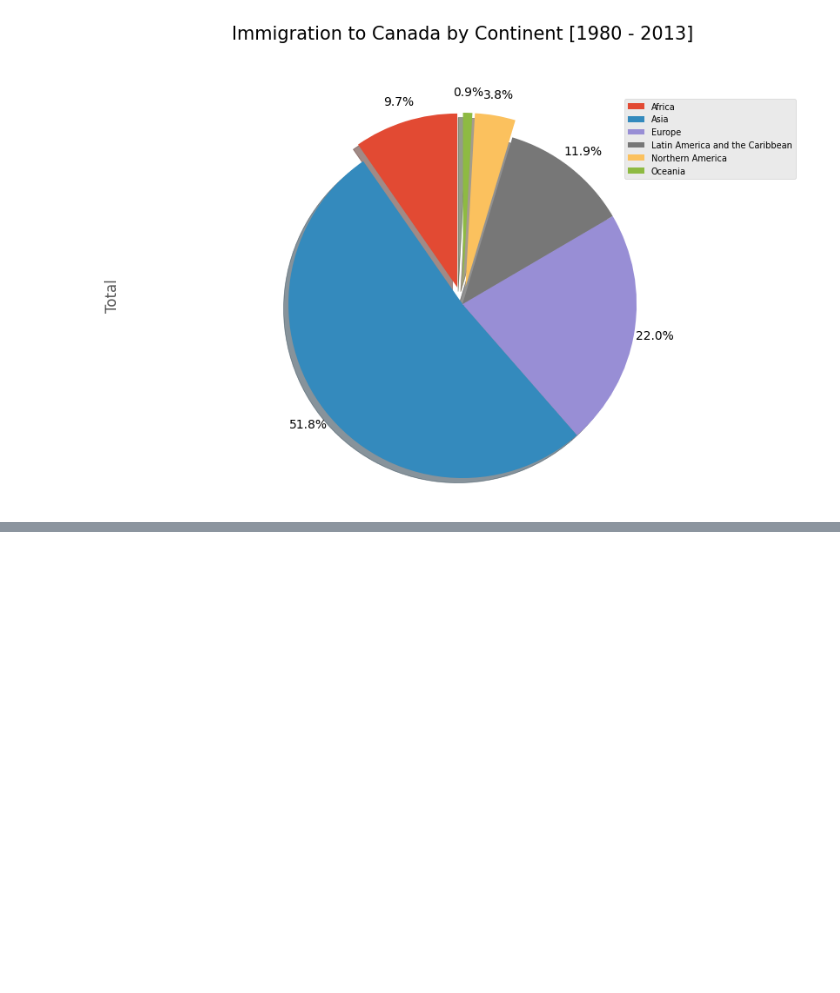
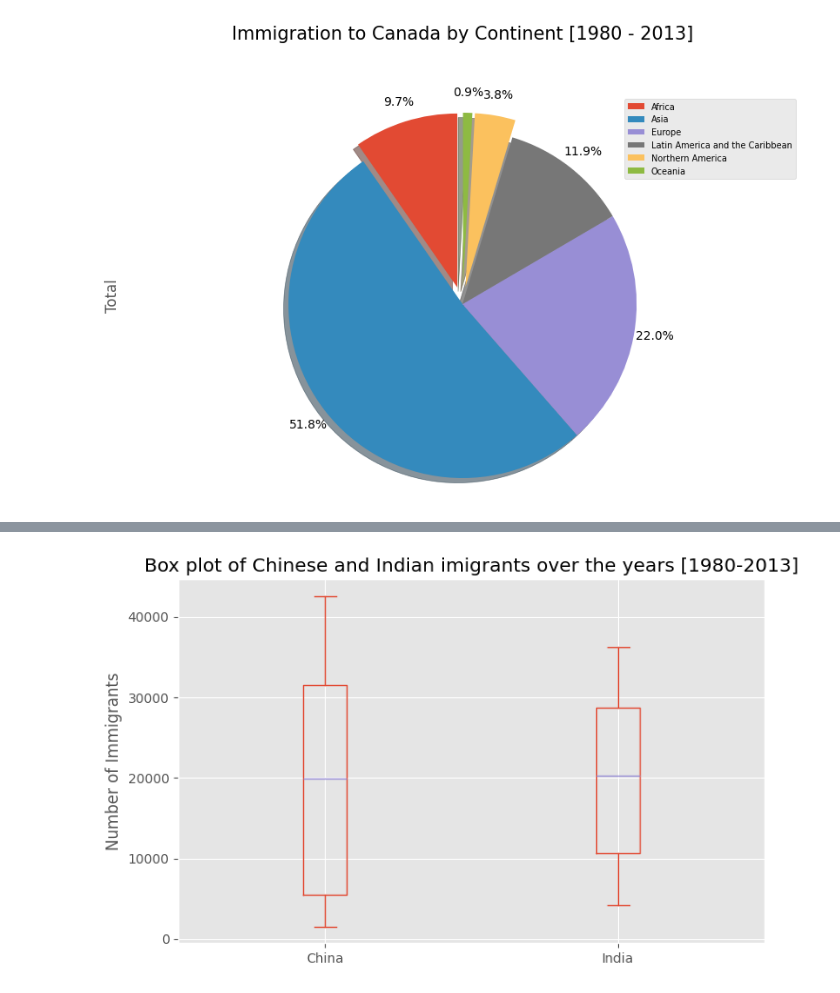
Before and after one commit to Rohit-03-19/DATA-SCIENCE, a Jupyter notebook: Learnings/Data Visualization/Pie Charts, Box Plots, Scatter Plots, and Bubble Plots.ipynb, the cells around one changed output, grey strips where cells are left out. Cells and saved outputs as stored; diff of their text form; code cells hidden in the pictures; blank space fills up the shorter version.

```diff
--- a/Learnings/Data Visualization/Pie Charts, Box Plots, Scatter Plots, and Bubble Plots.ipynb
+++ b/Learnings/Data Visualization/Pie Charts, Box Plots, Scatter Plots, and Bubble Plots.ipynb
@@ -113,0 +146,3 @@ plt.show()
+# %%
+df_CI = df_can.loc[['China', 'India'], years].transpose()
+df_CI.head()
@@ -113,0 +168,7 @@ plt.show()
+# %%
+df_CI.plot(kind ='box', figsize= (8,5))
+plt.title('Box plot of Chinese and Indian imigrants over the years [1980-2013]')
+plt.ylabel('Number of Immigrants')
+plt.show()
+# %% [output]
+[figure, added]
```
Also changed, not shown: parts of 9 cells of this notebook.
